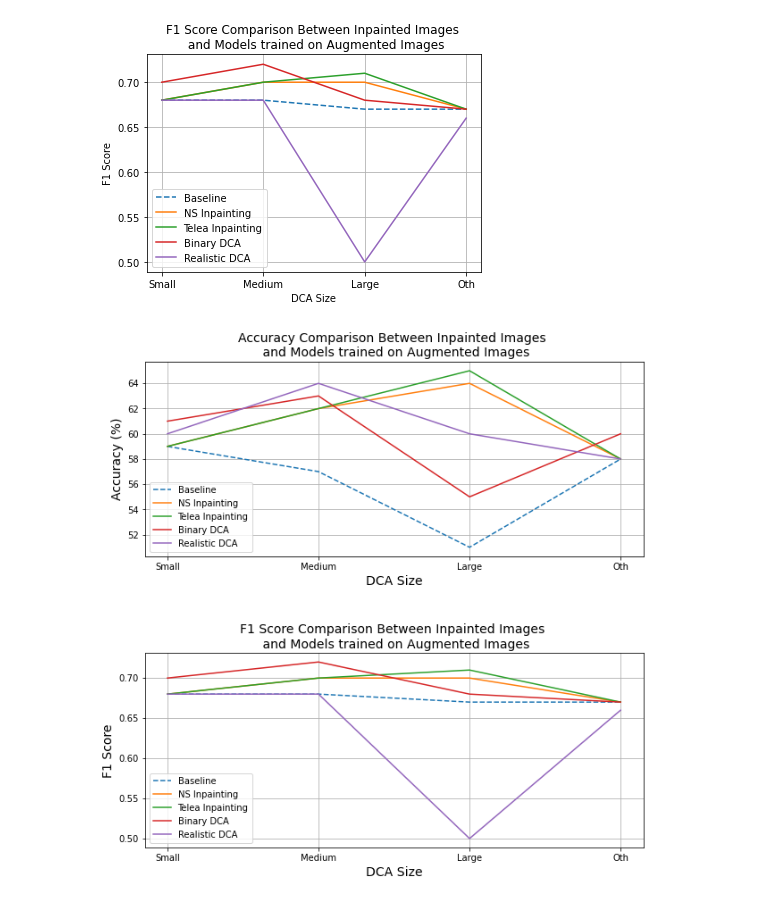
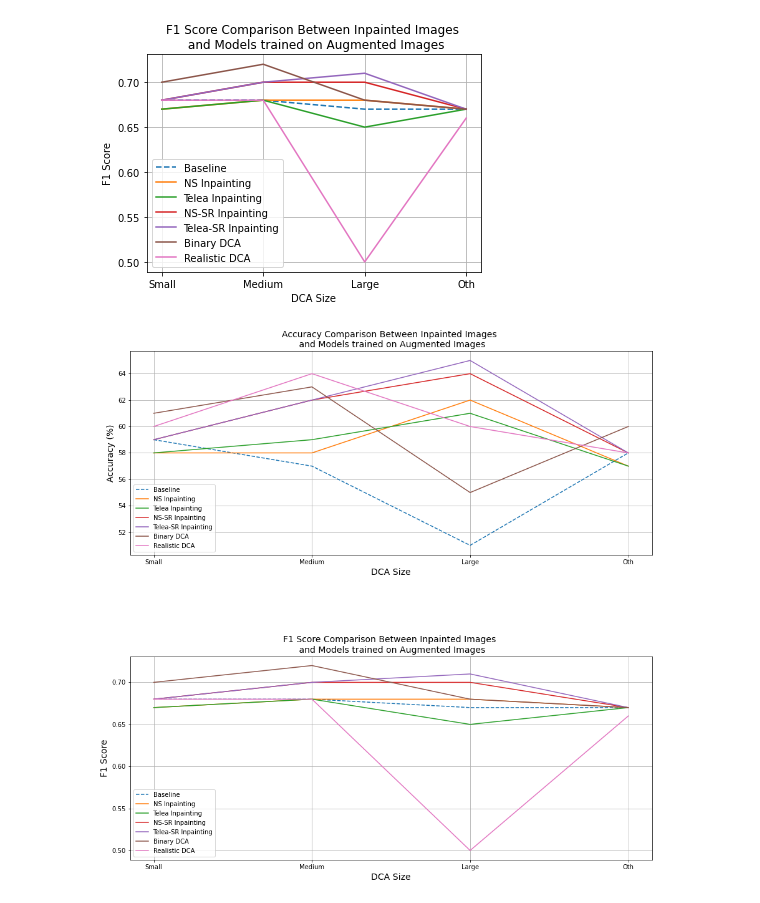
Before and after one commit to mmu-dermatology-research/dca_artifact_removal, a Jupyter notebook: Notebooks/Graph_Gen.ipynb, the cells around one changed output. Cells and saved outputs as stored; diff of their text form; code cells hidden in the pictures.

```diff
--- a/Notebooks/Graph_Gen.ipynb
+++ b/Notebooks/Graph_Gen.ipynb
@@ -5,17 +5,28 @@ import numpy as np
 # %%
 dca_size = ["Small", "Medium", "Large", "Oth"]
 
+
+
+
+
+
 binary_dca_baseline_accuracy = [61, 63, 55, 60]
 realistic_dca_baseline_accuracy = [60, 64, 60, 58]
-clean_baseline_accuracy = [59, 57, 51, 58]
-clean_ns_accuracy = [59, 62, 64, 58]
-clean_telea_accuracy = [59, 62, 65, 58]
+#clean_baseline_accuracy = [59, 57, 51, 58]
+clean_ns_sr_accuracy = [59, 62, 64, 58]
+clean_telea_sr_accuracy = [59, 62, 65, 58]
+
+clean_ns_accuracy = [58, 58, 62, 57]
+clean_telea_accuracy = [58, 59, 61, 57]
 
 plt.figure(0)
 plt.plot(dca_size, clean_baseline_accuracy, label='Baseline', linestyle= 'dashed')
 
 plt.plot(dca_size, clean_ns_accuracy, label='NS Inpainting')
 plt.plot(dca_size, clean_telea_accuracy, label='Telea Inpainting')
+
+plt.plot(dca_size, clean_ns_sr_accuracy, label='NS-SR Inpainting')
+plt.plot(dca_size, clean_telea_sr_accuracy, label='Telea-SR Inpainting')
 
 plt.plot(dca_size, binary_dca_baseline_accuracy, label='Binary DCA')
 plt.plot(dca_size, realistic_dca_baseline_accuracy, label='Realistic DCA')
@@ -32,9 +117,12 @@ plt.show()
 # %%
 clean_baseline_f1 = [0.68, 0.68, 0.67, 0.67]
-clean_ns_f1 = [0.68, 0.70, 0.70, 0.67]
-clean_telea_f1 = [0.68, 0.70, 0.71, 0.67]
+clean_ns_sr_f1 = [0.68, 0.70, 0.70, 0.67]
+clean_telea_sr_f1 = [0.68, 0.70, 0.71, 0.67]
 binary_dca_baseline_f1 = [0.70, 0.72, 0.68, 0.67]
 realistic_dca_baseline_f1 = [0.68, 0.68, 0.50, 0.66]
+
+clean_ns_f1 = [0.67, 0.68, 0.68, 0.67]
+clean_telea_f1 = [0.67, 0.68, 0.65, 0.67]
 
 
 
@@ -43,6 +131,9 @@ plt.plot(dca_size, clean_baseline_f1, label='Baseline', linestyle= 'dashed')
 
 plt.plot(dca_size, clean_ns_f1, label='NS Inpainting')
 plt.plot(dca_size, clean_telea_f1, label='Telea Inpainting')
+
+plt.plot(dca_size, clean_ns_sr_f1, label='NS-SR Inpainting')
+plt.plot(dca_size, clean_telea_sr_f1, label='Telea-SR Inpainting')
 
 plt.plot(dca_size, binary_dca_baseline_f1, label='Binary DCA')
 plt.plot(dca_size, realistic_dca_baseline_f1, label='Realistic DCA')
@@ -55,35 +146,39 @@ plt.legend()
 plt.grid()
 plt.show()
 # %% [output]
-[figure, old version]
+[figure, new version]
 # %%
-fig, axes = plt.subplots(2,1, figsize = (10,10))
+fig, axes = plt.subplots(2,1, figsize = (15,15))
 
 axes[0].plot(dca_size, clean_baseline_accuracy, label='Baseline', linestyle= 'dashed')
 axes[0].plot(dca_size, clean_ns_accuracy, label='NS Inpainting')
 axes[0].plot(dca_size, clean_telea_accuracy, label='Telea Inpainting')
+axes[0].plot(dca_size, clean_ns_sr_accuracy, label='NS-SR Inpainting')
+axes[0].plot(dca_size, clean_telea_sr_accuracy, label='Telea-SR Inpainting')
 axes[0].plot(dca_size, binary_dca_baseline_accuracy, label='Binary DCA')
 axes[0].plot(dca_size, realistic_dca_baseline_accuracy, label='Realistic DCA')
 axes[0].set_title('Accuracy Comparison Between Inpainted Images \n and Models trained on Augmented Images', size=14)
 axes[0].set_xlabel('DCA Size', size=14)
 axes[0].set_ylabel('Accuracy (%)', size=14)
-axes[0].legend()
+axes[0].legend(loc = 'lower left')
 axes[0].grid()
 
 
 axes[1].plot(dca_size, clean_baseline_f1, label='Baseline', linestyle= 'dashed')
 axes[1].plot(dca_size, clean_ns_f1, label='NS Inpainting')
 axes[1].plot(dca_size, clean_telea_f1, label='Telea Inpainting')
+axes[1].plot(dca_size, clean_ns_sr_f1, label='NS-SR Inpainting')
+axes[1].plot(dca_size, clean_telea_sr_f1, label='Telea-SR Inpainting')
 axes[1].plot(dca_size, binary_dca_baseline_f1, label='Binary DCA')
 axes[1].plot(dca_size, realistic_dca_baseline_f1, label='Realistic DCA')
 axes[1].set_title('F1 Score Comparison Between Inpainted Images \n and Models trained on Augmented Images', size=14)
 axes[1].set_xlabel('DCA Size', size=14)
 axes[1].set_ylabel('F1 Score', size=14)
 axes[1].legend()
 axes[1].grid()
 
 plt.subplots_adjust(hspace=0.5)
 
-plt.savefig(r"D:\OneDrive\MMU OneDrive Docs\Journal_Project\temp\method_comparison_graph.png")
+plt.savefig(r"method_comparison_graph.png")
 # %% [output]
-[figure, old version]
+[figure, new version]
```
Also changed, not shown: parts of 15 cells of this notebook, 13 other files.
